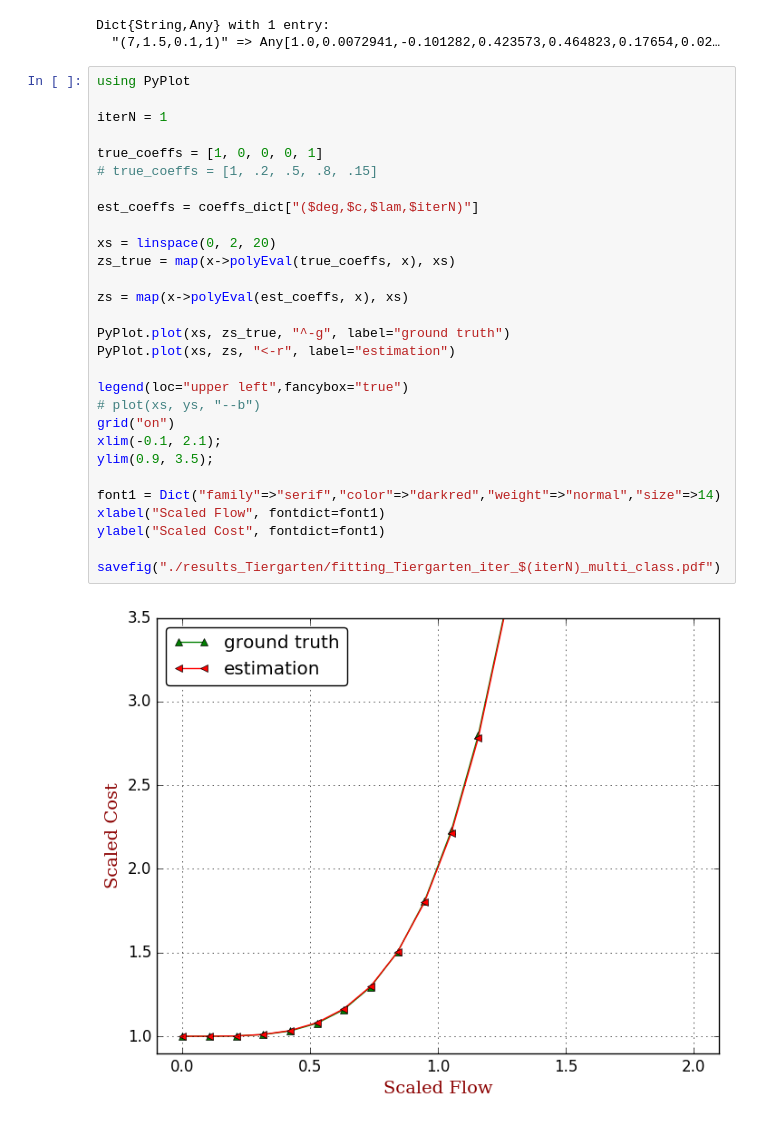
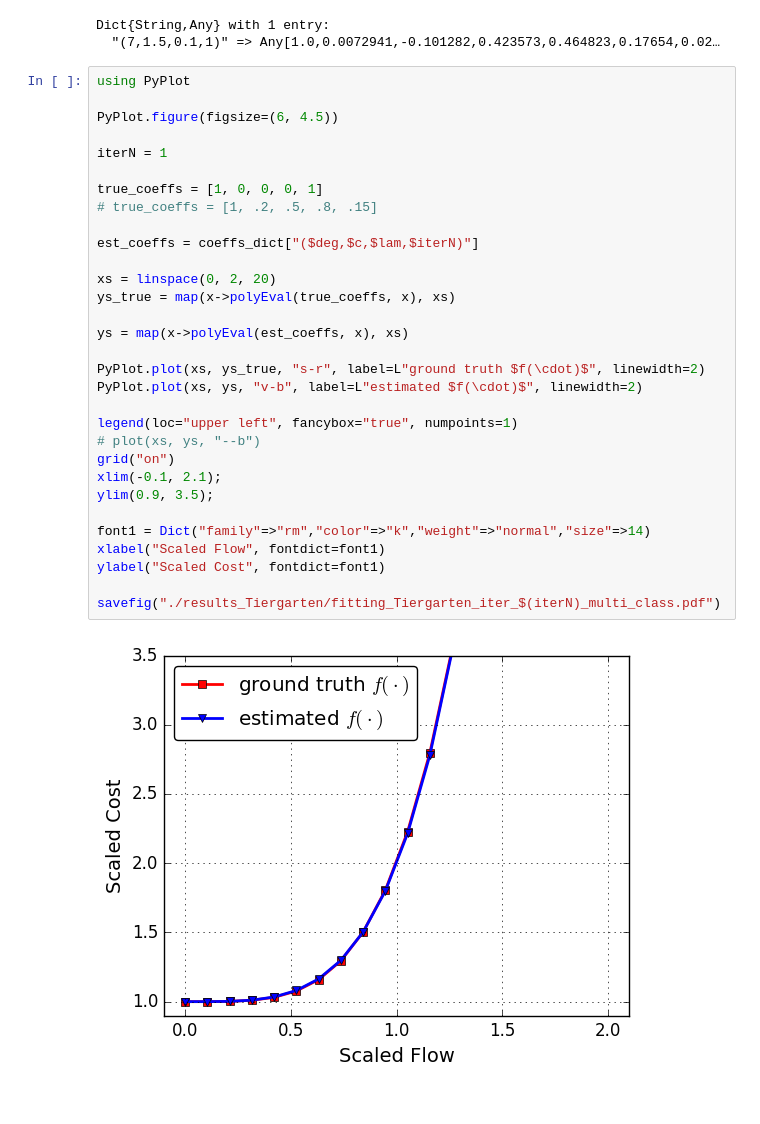
Before and after one commit to jingzbu/InverseVIsTraffic, a Jupyter notebook: 04_3_InverseVI_multi_class_cdc17/03_Tiergarten/03_plot_costf_Tiergarten.ipynb, the cells around one changed output. Drawn from its saved outputs; the diff is of its cells as text.

```diff
--- a/04_3_InverseVI_multi_class_cdc17/03_Tiergarten/03_plot_costf_Tiergarten.ipynb
+++ b/04_3_InverseVI_multi_class_cdc17/03_Tiergarten/03_plot_costf_Tiergarten.ipynb
@@ -16,32 +16,34 @@ Dict{String,Any} with 1 entry:
   "(7,1.5,0.1,1)" => Any[1.0,0.0072941,-0.101282,0.423573,0.464823,0.17654,0.02…
 # %%
 using PyPlot
+
+PyPlot.figure(figsize=(6, 4.5))
 
 iterN = 1
 
 true_coeffs = [1, 0, 0, 0, 1]
 # true_coeffs = [1, .2, .5, .8, .15]
 
 est_coeffs = coeffs_dict["($deg,$c,$lam,$iterN)"]
 
 xs = linspace(0, 2, 20)
-zs_true = map(x->polyEval(true_coeffs, x), xs)
+ys_true = map(x->polyEval(true_coeffs, x), xs)
 
-zs = map(x->polyEval(est_coeffs, x), xs)
+ys = map(x->polyEval(est_coeffs, x), xs)
 
-PyPlot.plot(xs, zs_true, "^-g", label="ground truth")
-PyPlot.plot(xs, zs, "<-r", label="estimation")
+PyPlot.plot(xs, ys_true, "s-r", label=L"ground truth $f(\cdot)$", linewidth=2)
+PyPlot.plot(xs, ys, "v-b", label=L"estimated $f(\cdot)$", linewidth=2)
 
-legend(loc="upper left",fancybox="true")
+legend(loc="upper left", fancybox="true", numpoints=1)
 # plot(xs, ys, "--b")
 grid("on")
 xlim(-0.1, 2.1);
 ylim(0.9, 3.5);
 
-font1 = Dict("family"=>"serif","color"=>"darkred","weight"=>"normal","size"=>14)
+font1 = Dict("family"=>"rm","color"=>"k","weight"=>"normal","size"=>14)
 xlabel("Scaled Flow", fontdict=font1)
 ylabel("Scaled Cost", fontdict=font1)
 
 savefig("./results_Tiergarten/fitting_Tiergarten_iter_$(iterN)_multi_class.pdf")
 # %% [output]
-[figure, old version]
+[figure, new version]
```
Also changed, not shown: 14 other files.
